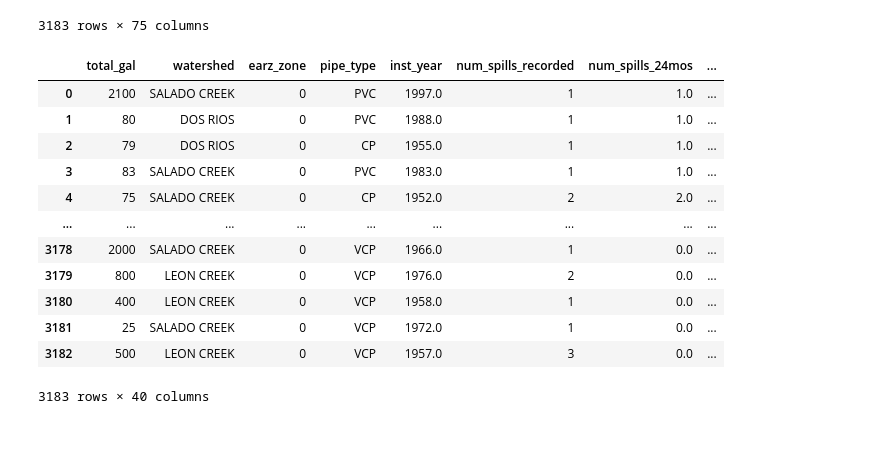
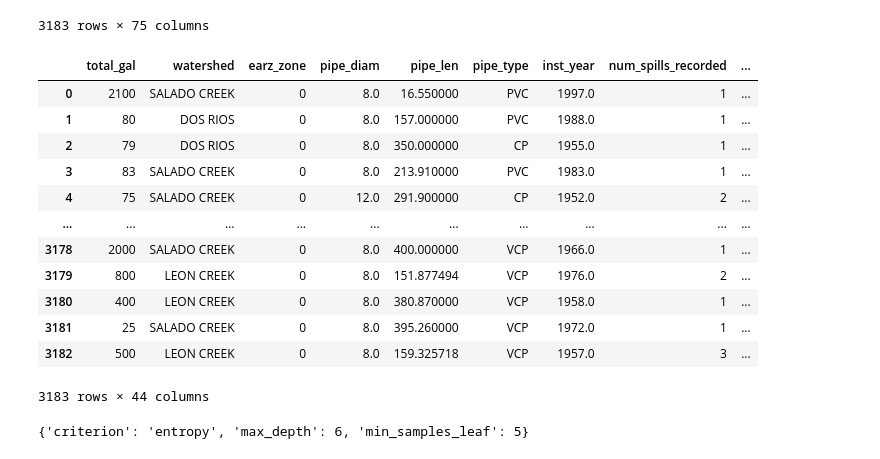
Before and after one commit to we-came-we-SAWS-we-conquered/saws-capstone-project, a Jupyter notebook: ryan-repo/model_testing.ipynb, the cells around one changed output. Drawn from its saved outputs; the diff is of its cells as text; code cells hidden in the pictures.

Commit message:
Test imputing several columns and then adding to model

```diff
--- a/ryan-repo/model_testing.ipynb
+++ b/ryan-repo/model_testing.ipynb
@@ -41,49 +43,45 @@ columns_to_drop_from_model = [
     "spill_stop",
     "spill_start",
     "cause",
     "comments",
     "actions",
     "month",
     "year",
     "week",
     "spill_address_full",
     "last_cleaned",
     "response_dttm",
     "prevspill_24mos",
     "public_notice",
     "country_address",
     "location",
     "inches_no",
     "rainfall_last3",
     "unit_id",
     "unit_id2",
     "zip_code",
     "discharge_to",
     "discharge_route",
     "council_district",
-    "time_spilled",
+    "hours_spilled",
     "hrs",
     "gals_ret",
-    "pipe_diam",
-    "pipe_len",
-    "response_time",
-    "days_since_cleaned",
-    "age"
+    "response_time"
 ]
 
 df = df.drop(columns=columns_to_drop_from_model)
 df
 # %% [output]
-|  | total_gal | watershed | earz_zone | pipe_type | inst_year | num_spills_recorded | num_spills_24mos | ... |
-| 0 | 2100 | SALADO CREEK | 0 | PVC | 1997.0 | 1 | 1.0 | ... |
-| 1 | 80 | DOS RIOS | 0 | PVC | 1988.0 | 1 | 1.0 | ... |
-| 2 | 79 | DOS RIOS | 0 | CP | 1955.0 | 1 | 1.0 | ... |
-| 3 | 83 | SALADO CREEK | 0 | PVC | 1983.0 | 1 | 1.0 | ... |
-| 4 | 75 | SALADO CREEK | 0 | CP | 1952.0 | 2 | 2.0 | ... |
-| ... | ... | ... | ... | ... | ... | ... | ... | ... |
-| 3178 | 2000 | SALADO CREEK | 0 | VCP | 1966.0 | 1 | 0.0 | ... |
-| 3179 | 800 | LEON CREEK | 0 | VCP | 1976.0 | 2 | 0.0 | ... |
-| 3180 | 400 | LEON CREEK | 0 | VCP | 1958.0 | 1 | 0.0 | ... |
-| 3181 | 25 | SALADO CREEK | 0 | VCP | 1972.0 | 1 | 0.0 | ... |
-| 3182 | 500 | LEON CREEK | 0 | VCP | 1957.0 | 3 | 0.0 | ... |
+|  | total_gal | watershed | earz_zone | pipe_diam | pipe_len | pipe_type | inst_year | num_spills_recorded | ... |
+| 0 | 2100 | SALADO CREEK | 0 | 8.0 | 16.550000 | PVC | 1997.0 | 1 | ... |
+| 1 | 80 | DOS RIOS | 0 | 8.0 | 157.000000 | PVC | 1988.0 | 1 | ... |
+| 2 | 79 | DOS RIOS | 0 | 8.0 | 350.000000 | CP | 1955.0 | 1 | ... |
+| 3 | 83 | SALADO CREEK | 0 | 8.0 | 213.910000 | PVC | 1983.0 | 1 | ... |
+| 4 | 75 | SALADO CREEK | 0 | 12.0 | 291.900000 | CP | 1952.0 | 2 | ... |
+| ... | ... | ... | ... | ... | ... | ... | ... | ... | ... |
+| 3178 | 2000 | SALADO CREEK | 0 | 8.0 | 400.000000 | VCP | 1966.0 | 1 | ... |
+| 3179 | 800 | LEON CREEK | 0 | 8.0 | 151.877494 | VCP | 1976.0 | 2 | ... |
+| 3180 | 400 | LEON CREEK | 0 | 8.0 | 380.870000 | VCP | 1958.0 | 1 | ... |
+| 3181 | 25 | SALADO CREEK | 0 | 8.0 | 395.260000 | VCP | 1972.0 | 1 | ... |
+| 3182 | 500 | LEON CREEK | 0 | 8.0 | 159.325718 | VCP | 1957.0 | 3 | ... |
-3183 rows × 40 columns
+3183 rows × 44 columns
@@ -129,3 +129,12 @@ y = df.root_cause
 
 X_train, X_test, y_train, y_test = train_test_split(X, y, test_size=.2, random_state=13)
 X_train, X_val, y_train, y_val = train_test_split(X_train, y_train, test_size = .25, random_state=13)
+# %%
+params = {'max_depth': range(1,11), 'min_samples_leaf': range(1,8),
+          'criterion': ['gini', 'entropy']}
+model = DecisionTreeClassifier(random_state=13)
+grid = GridSearchCV(model, params, cv=4, iid=True)
+grid.fit(X_train, y_train)
+print(grid.best_params_)
+# %% [output]
+{'criterion': 'entropy', 'max_depth': 6, 'min_samples_leaf': 5}
```
Also changed, not shown: parts of 13 cells of this notebook.
